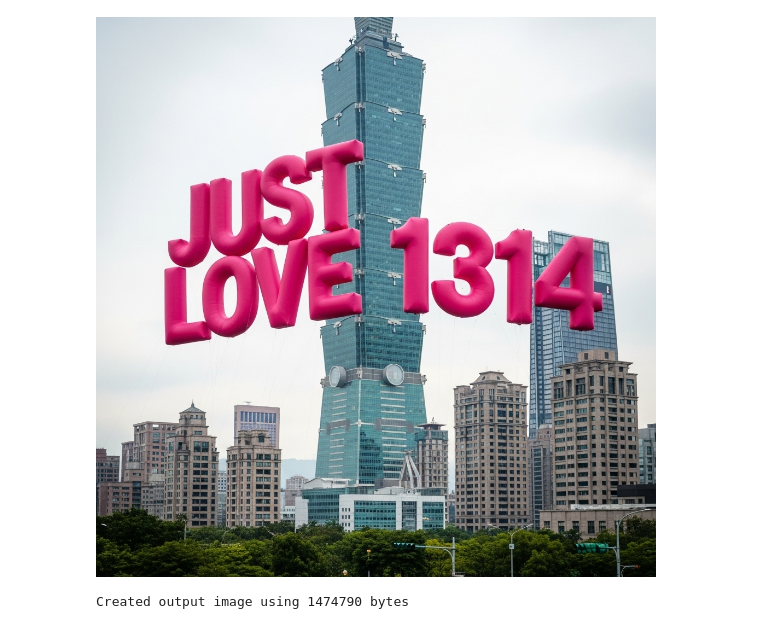
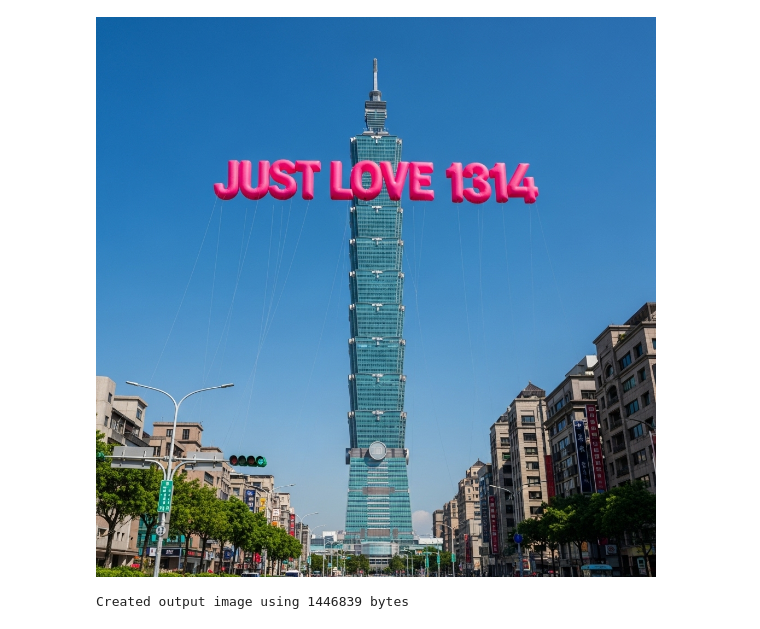
Before and after one commit to kevin6449/2025_cloud_talk, a Jupyter notebook: vertexai_imagen_x.ipynb, the cells around one changed output. Drawn from its saved outputs; the diff is of its cells as text; code cells hidden in the pictures.

```diff
--- a/vertexai_imagen_x.ipynb
+++ b/vertexai_imagen_x.ipynb
@@ -7,33 +34,33 @@ from vertexai.preview.vision_models import ImageGenerationModel
 # TODO(developer): Update and un-comment below lines
 PROJECT_ID = "your-project-id"
 output_file = "input-image.png"
 prompt = "台北101 大樓上的巨型充氣粉紅色字母「JUST LOVE 1314」懸停在建築物之間，照片寫實風格，廣角，街頭藝術美學，廣告風格" # The text prompt describing what you want to see.
 
 vertexai.init(project=PROJECT_ID, location="us-central1")
 
-model = ImageGenerationModel.from_pretrained("imagen-4.0-generate-preview-05-20")
+model = ImageGenerationModel.from_pretrained("imagen-4.0-generate-preview-06-06")
 
 images = model.generate_images(
     prompt=prompt,
     # Optional parameters
     number_of_images=1,
     language="zh-TW",
     # You can't use a seed value and watermark at the same time.
     add_watermark=True,
     # seed=100,
     aspect_ratio="1:1",
     safety_filter_level="block_some",
     person_generation="allow_adult",
 )
 
 images[0].save(location=output_file, include_generation_parameters=False)
 
 # Optional. View the generated image in a notebook.
 images[0].show()
 
 print(f"Created output image using {len(images[0]._image_bytes)} bytes")
 # Example response:
 # Created output image using 1234567 bytes
 # %% [output]
-[figure, old version]
+[figure, new version]
-Created output image using 1474790 bytes
+Created output image using 1446839 bytes
```
Also changed, not shown: parts of 2 cells of this notebook.
